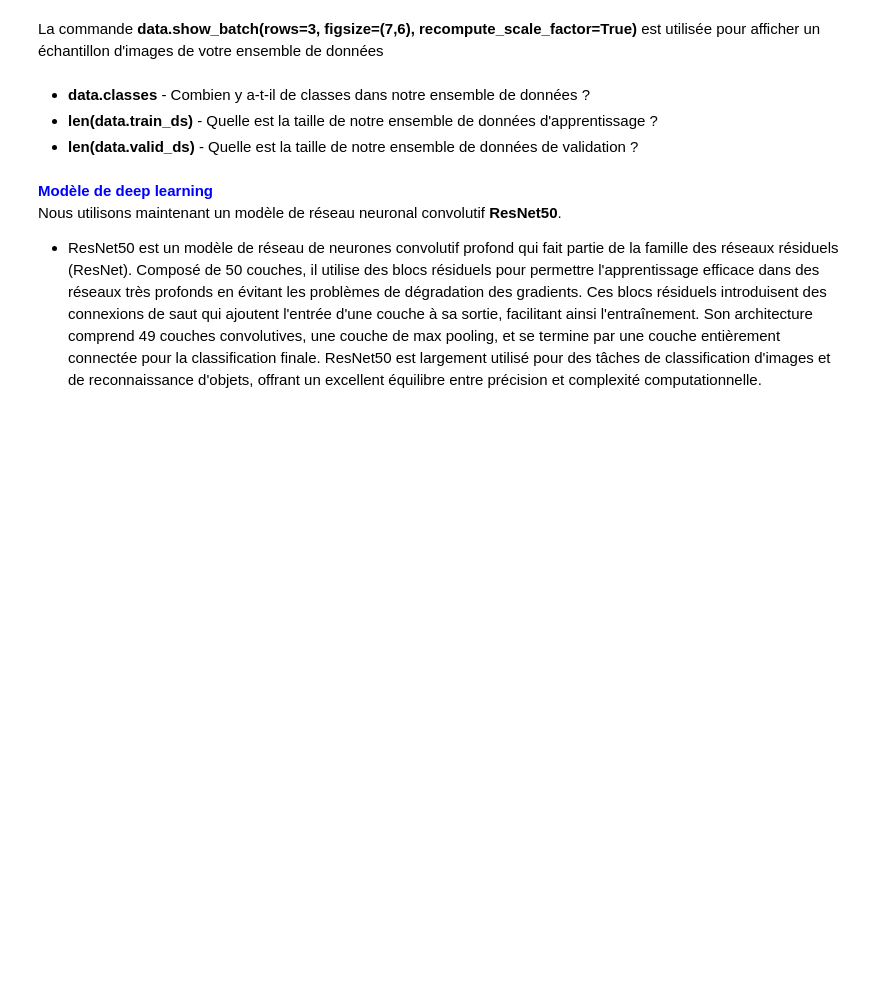
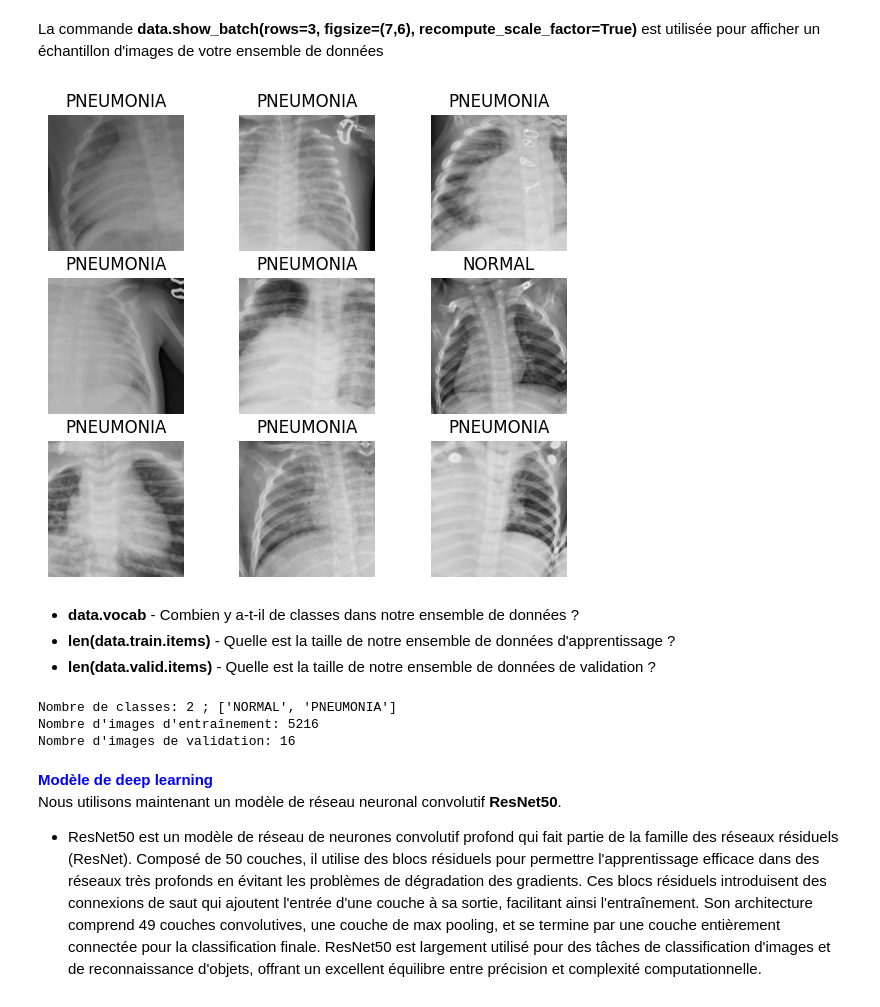
Before and after one commit to ghali007/IA-Sant-Module-5, a Jupyter notebook: CNN-Detection-Pneumonie.ipynb, the cells around one changed output. Cells and saved outputs as stored; diff of their text form; code cells hidden in the pictures; blank space fills up the shorter version.

```diff
--- a/CNN-Detection-Pneumonie.ipynb
+++ b/CNN-Detection-Pneumonie.ipynb
@@ -57,10 +57,14 @@ La base de données est stockée sous forme de fichiers .jpg dans deux dossiers
 * la taille de l'image utilisée  est de 224 x 224
 # %%
 np.random.seed(40)
-data = ImageDataBunch.from_folder(path, train='train', valid='val',
-                                   ds_tfms=get_transforms(), size=224,
-                                  num_workers=4).normalize(imagenet_stats)
+# Use Normalize.from_stats within batch_tfms for normalization
+data = ImageDataLoaders.from_folder(path, train='train', valid='val',
+                                   item_tfms=Resize(224),
+                                   batch_tfms=[*aug_transforms(), Normalize.from_stats(*imagenet_stats)],
+                                   bs=64)
 # %% [markdown]
 La commande **data.show_batch(rows=3, figsize=(7,6), recompute_scale_factor=True)** est utilisée pour afficher un échantillon d'images de votre ensemble de données
 # %%
-data.show_batch(rows=3, figsize=(7,6),recompute_scale_factor=True)
+data.show_batch(nrows=3, figsize=(7, 6))
+# %% [output]
+[figure, added]
@@ -74,8 +71,13 @@ test_data = (ImageList.from_folder(path/'test')
 # %% [markdown]
-* **data.classes** - Combien y a-t-il de classes dans notre ensemble de données ?
-* **len(data.train_ds)** - Quelle est la taille de notre ensemble de données d'apprentissage ?
-* **len(data.valid_ds)** - Quelle est la taille de notre ensemble de données de validation ?
+* **data.vocab** - Combien y a-t-il de classes dans notre ensemble de données ?
+* **len(data.train.items)** - Quelle est la taille de notre ensemble de données d'apprentissage ?
+* **len(data.valid.items)** - Quelle est la taille de notre ensemble de données de validation ?
 # %%
-print("Nombre de classes:", len(data.classes),";", data.classes)
-print("Nombre d'image d'entrainement:",len(data.train_ds))
-print("Nombre d'image de validation:",len(data.valid_ds))
+# Vérifier les classes et la distribution des données
+print("Nombre de classes:", len(data.vocab), ";", data.vocab)
+print("Nombre d'images d'entraînement:", len(data.train.items))
+print("Nombre d'images de validation:", len(data.valid.items))
+# %% [output]
+Nombre de classes: 2 ; ['NORMAL', 'PNEUMONIA']
+Nombre d'images d'entraînement: 5216
+Nombre d'images de validation: 16
```
Also changed, not shown: parts of 10 cells of this notebook.
